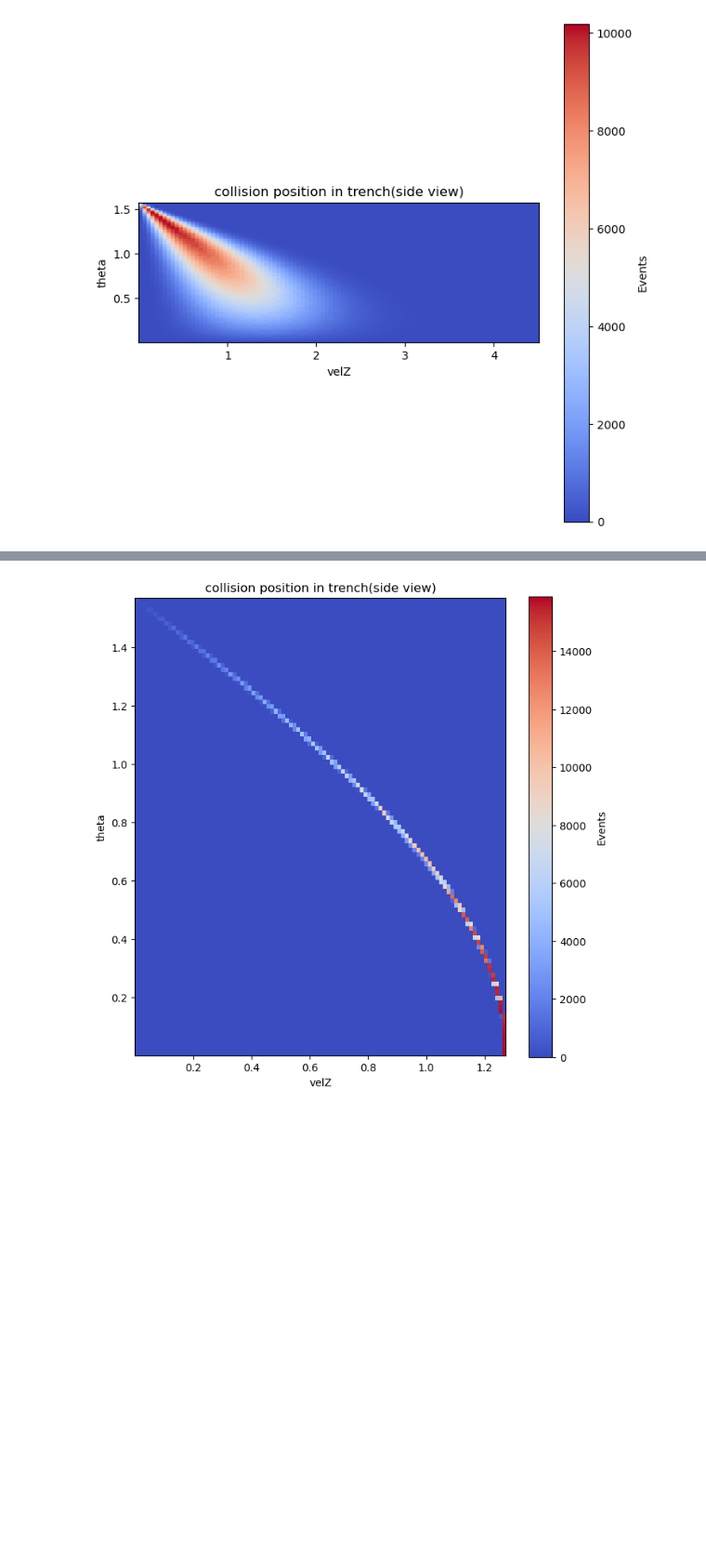
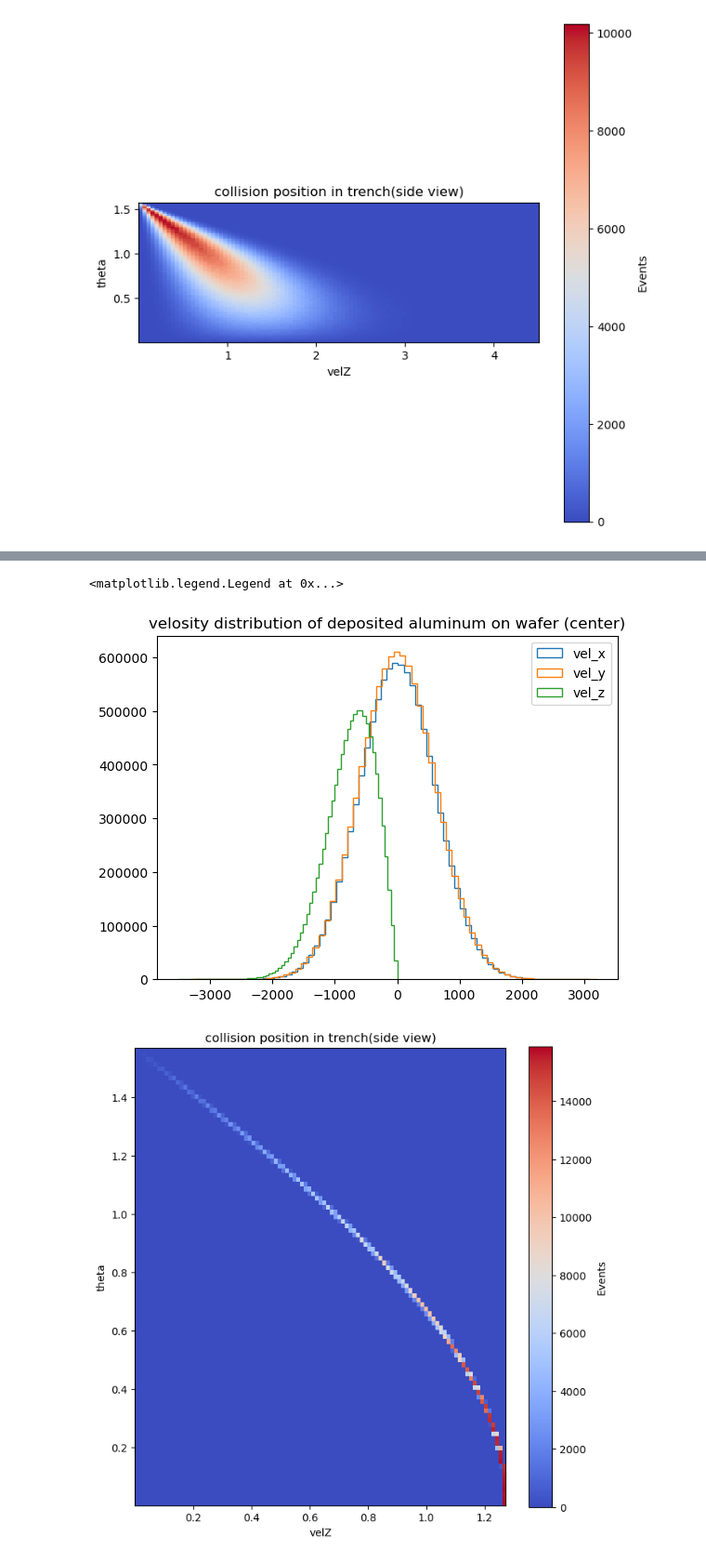
Before and after one commit to ararakitsubasa/etching, a Jupyter notebook: cosin_distrubution.ipynb, the cells around one changed output, grey strips where cells are left out. Shown at 93% size. Saved outputs shown, nothing was run; the diff lists cells and outputs as text; code cells hidden in the pictures; blank space fills up the shorter version.

```diff
--- a/cosin_distrubution.ipynb
+++ b/cosin_distrubution.ipynb
@@ -161,3 +146,21 @@ ax.legend()
+# %%
+T = 1200
+Cm = (2*1.380649e-23*T/(27*1.66e-27) )**0.5 # (2kT/m)**0.5 27 for the Al
+n = 1
+# %%
+velosity_matrix = velMat(Cm, 1)
+
+fig, ax = plt.subplots()
+ax.set_title("velosity distribution of deposited aluminum on wafer (center)")
+ax.hist(velosity_matrix[:,0], bins=70,histtype='step', stacked=True, fill=False, label='vel_x')
+ax.hist(velosity_matrix[:,1], bins=70,histtype='step', stacked=True, fill=False, label='vel_y')
+ax.hist(velosity_matrix[:,2], bins=70,histtype='step', stacked=True, fill=False, label='vel_z')
+# ax.set_yscale('log')
+# ax.plot(X, hist_dist.cdf(X), label='CDF')
+ax.legend()
+# %% [output]
+<matplotlib.legend.Legend at 0x...>
+[figure, added]
 # %%
 def rfunc_2(x, n): #Release factor function
     # print("-------rfunc------")
```
Also changed, not shown: parts of 6 cells of this notebook, 4 other files.
